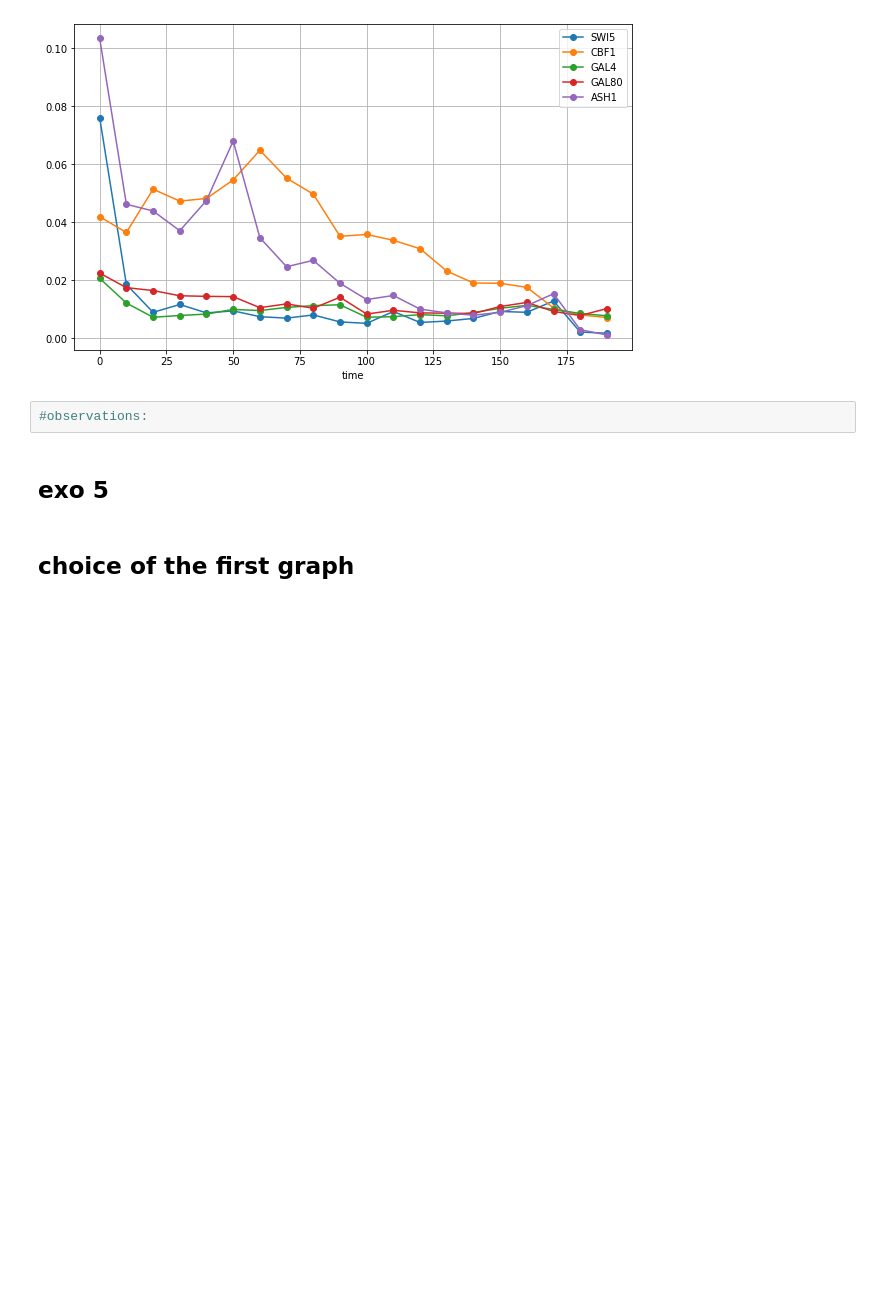
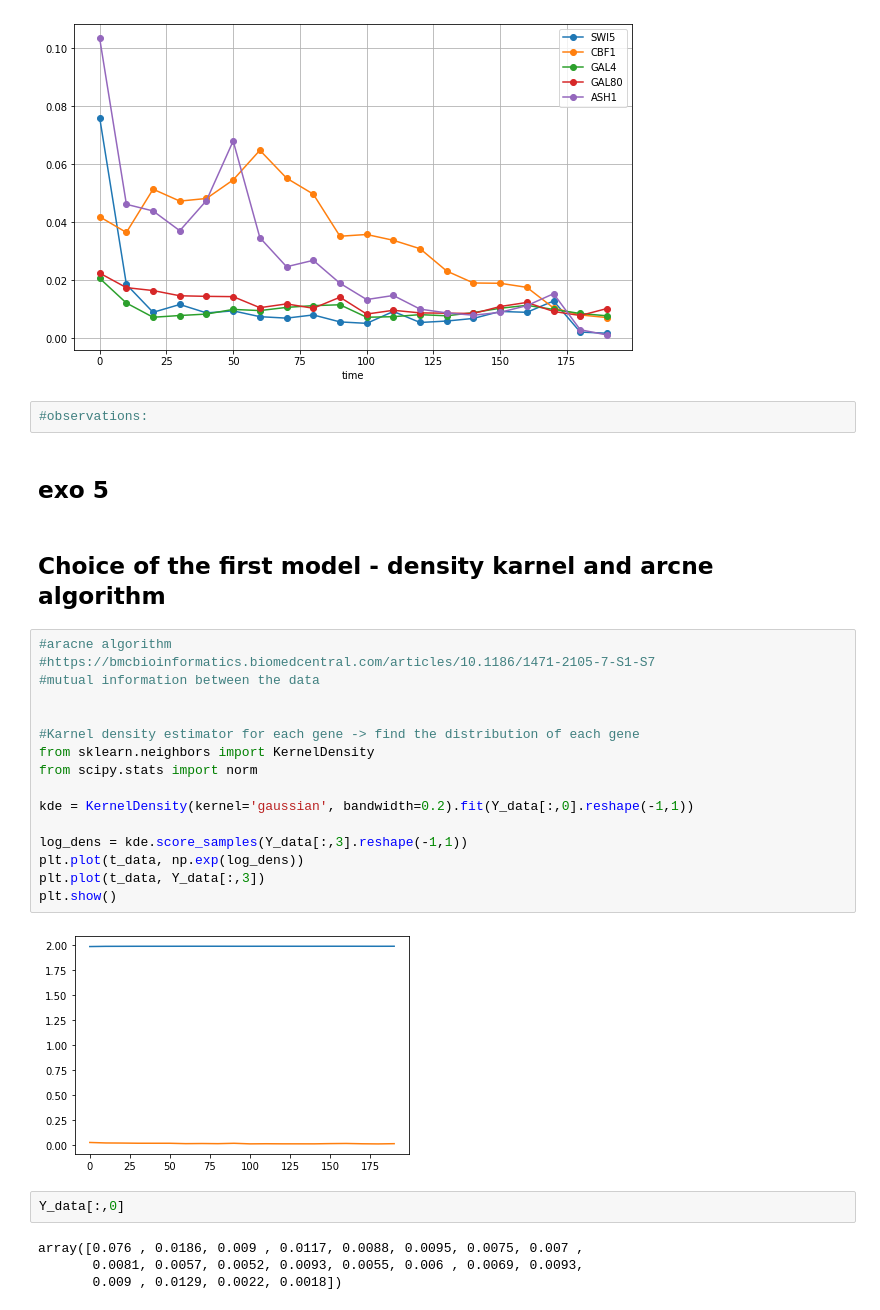
Before and after one commit to maud73/Gene_Regulatory_NW_id, a Jupyter notebook: main.ipynb, the cells around one changed output. Drawn from its saved outputs; the diff is of its cells as text; blank space fills up the shorter version.

```diff
--- a/main.ipynb
+++ b/main.ipynb
@@ -36,4 +36,28 @@ plt.show()
 # %% [markdown]
 ## exo 5
 # %% [markdown]
-## choice of the first graph
+## Choice of the first model - density karnel and arcne algorithm
+# %%
+#aracne algorithm
+#https://bmcbioinformatics.biomedcentral.com/articles/10.1186/1471-2105-7-S1-S7
+#mutual information between the data
+
+
+#Karnel density estimator for each gene -> find the distribution of each gene
+from sklearn.neighbors import KernelDensity
+from scipy.stats import norm
+
+kde = KernelDensity(kernel='gaussian', bandwidth=0.2).fit(Y_data[:,0].reshape(-1,1))
+
+log_dens = kde.score_samples(Y_data[:,3].reshape(-1,1))
+plt.plot(t_data, np.exp(log_dens))
+plt.plot(t_data, Y_data[:,3])
+plt.show()
+# %% [output]
+[figure, added]
+# %%
+Y_data[:,0]
+# %% [output]
+array([0.076 , 0.0186, 0.009 , 0.0117, 0.0088, 0.0095, 0.0075, 0.007 ,
+       0.0081, 0.0057, 0.0052, 0.0093, 0.0055, 0.006 , 0.0069, 0.0093,
+       0.009 , 0.0129, 0.0022, 0.0018])
```
Also changed, not shown: parts of 4 cells of this notebook.
